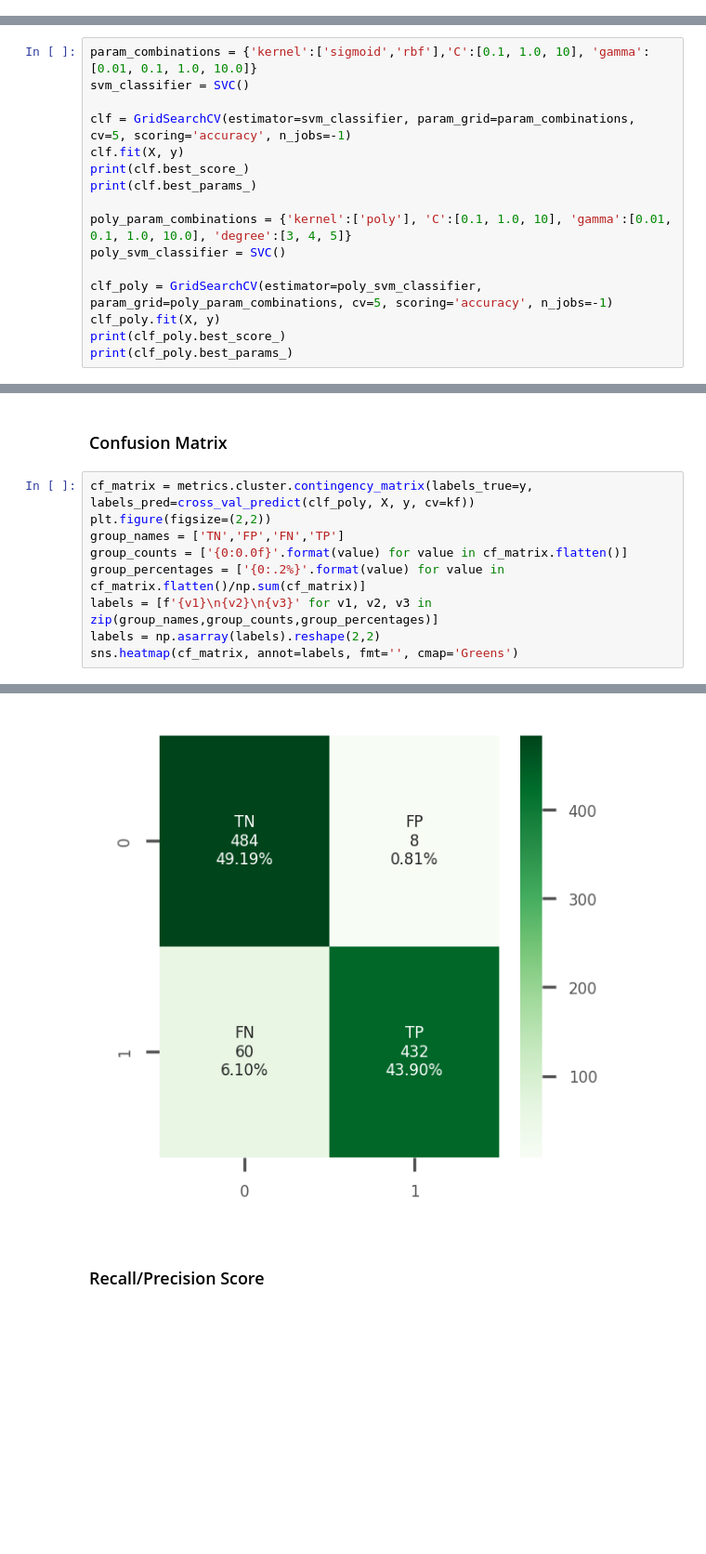
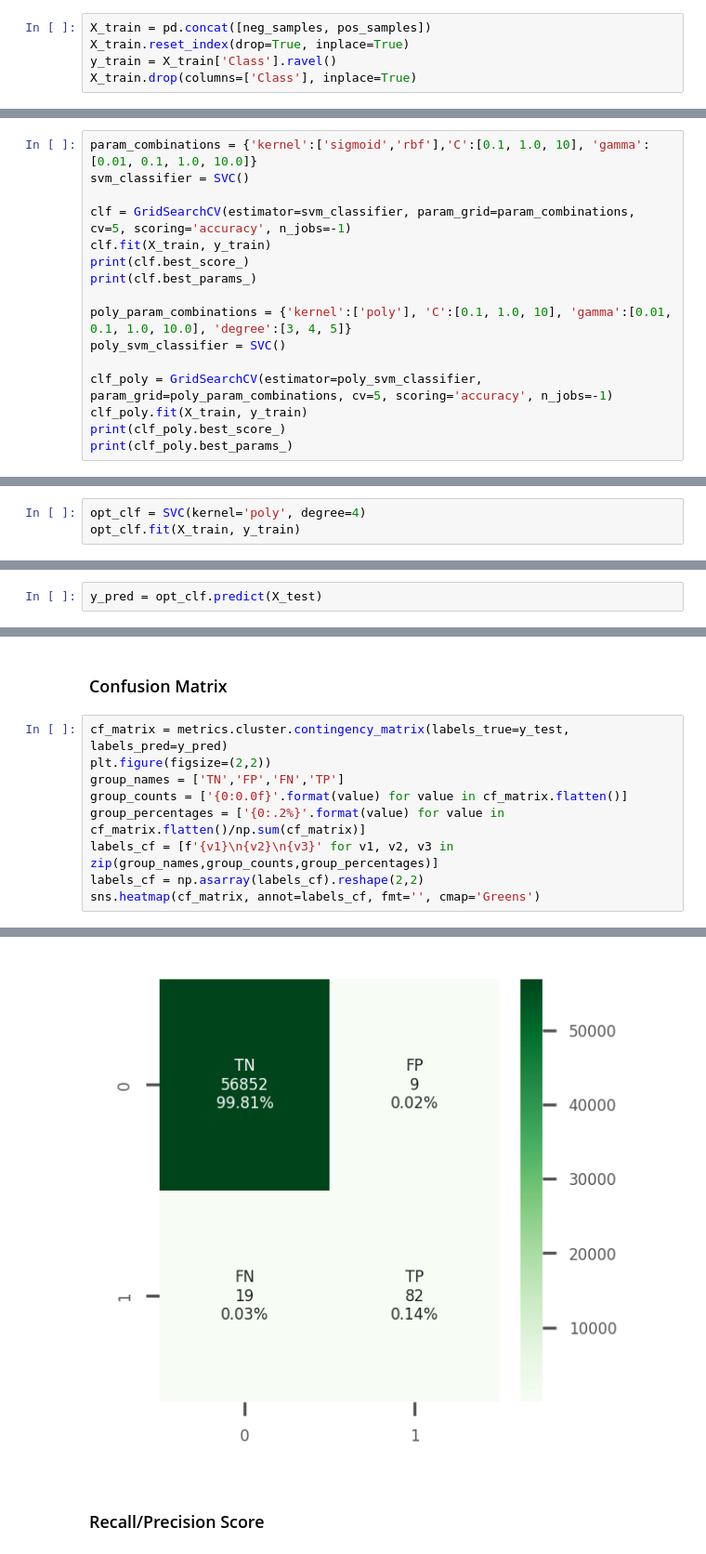
Before and after one commit to Darchin/credit-fraud-classification, a Jupyter notebook: python-notebooks/credit-fraud.ipynb, the cells around one changed output, grey strips where cells are left out. Shown at 93% size. Saved outputs shown, nothing was run; the diff lists cells and outputs as text; blank space fills up the shorter version.

```diff
--- a/python-notebooks/credit-fraud.ipynb
+++ b/python-notebooks/credit-fraud.ipynb
@@ -116,3 +127,8 @@ Number of positive samples: 41588
+# %%
+X_train = pd.concat([neg_samples, pos_samples])
+X_train.reset_index(drop=True, inplace=True)
+y_train = X_train['Class'].ravel()
+X_train.drop(columns=['Class'], inplace=True)
 # %% [markdown]
 # 3. Clustering
 # %% [markdown]
@@ -220,7 +231,7 @@ param_combinations = {'kernel':['sigmoid','rbf'],'C':[0.1, 1.0, 10], 'gamma':[0.
 svm_classifier = SVC()
 
 clf = GridSearchCV(estimator=svm_classifier, param_grid=param_combinations, cv=5, scoring='accuracy', n_jobs=-1)
-clf.fit(X, y)
+clf.fit(X_train, y_train)
 print(clf.best_score_)
 print(clf.best_params_)
 
@@ -228,7 +239,7 @@ poly_param_combinations = {'kernel':['poly'], 'C':[0.1, 1.0, 10], 'gamma':[0.01,
 poly_svm_classifier = SVC()
 
 clf_poly = GridSearchCV(estimator=poly_svm_classifier, param_grid=poly_param_combinations, cv=5, scoring='accuracy', n_jobs=-1)
-clf_poly.fit(X, y)
+clf_poly.fit(X_train, y_train)
 print(clf_poly.best_score_)
 print(clf_poly.best_params_)
 # %% [output]
@@ -244,0 +256,3 @@ kf = KFold(n_splits=5)
+# %%
+opt_clf = SVC(kernel='poly', degree=4)
+opt_clf.fit(X_train, y_train)
@@ -244,0 +261,2 @@ kf = KFold(n_splits=5)
+# %%
+y_pred = opt_clf.predict(X_test)
@@ -245,17 +268,17 @@ kf = KFold(n_splits=5)
 # %% [markdown]
 ### Confusion Matrix
 # %%
-cf_matrix = metrics.cluster.contingency_matrix(labels_true=y, labels_pred=cross_val_predict(clf_poly, X, y, cv=kf))
+cf_matrix = metrics.cluster.contingency_matrix(labels_true=y_test, labels_pred=y_pred)
 plt.figure(figsize=(2,2))
 group_names = ['TN','FP','FN','TP']
 group_counts = ['{0:0.0f}'.format(value) for value in cf_matrix.flatten()]
 group_percentages = ['{0:.2%}'.format(value) for value in cf_matrix.flatten()/np.sum(cf_matrix)]
-labels = [f'{v1}\n{v2}\n{v3}' for v1, v2, v3 in zip(group_names,group_counts,group_percentages)]
-labels = np.asarray(labels).reshape(2,2)
-sns.heatmap(cf_matrix, annot=labels, fmt='', cmap='Greens')
+labels_cf = [f'{v1}\n{v2}\n{v3}' for v1, v2, v3 in zip(group_names,group_counts,group_percentages)]
+labels_cf = np.asarray(labels_cf).reshape(2,2)
+sns.heatmap(cf_matrix, annot=labels_cf, fmt='', cmap='Greens')
 # %% [output]
 <Axes: >
-[figure, old version]
+[figure, new version]
 # %% [markdown]
 ### Recall/Precision Score
 # %%
```
Also changed, not shown: parts of 26 cells of this notebook.
